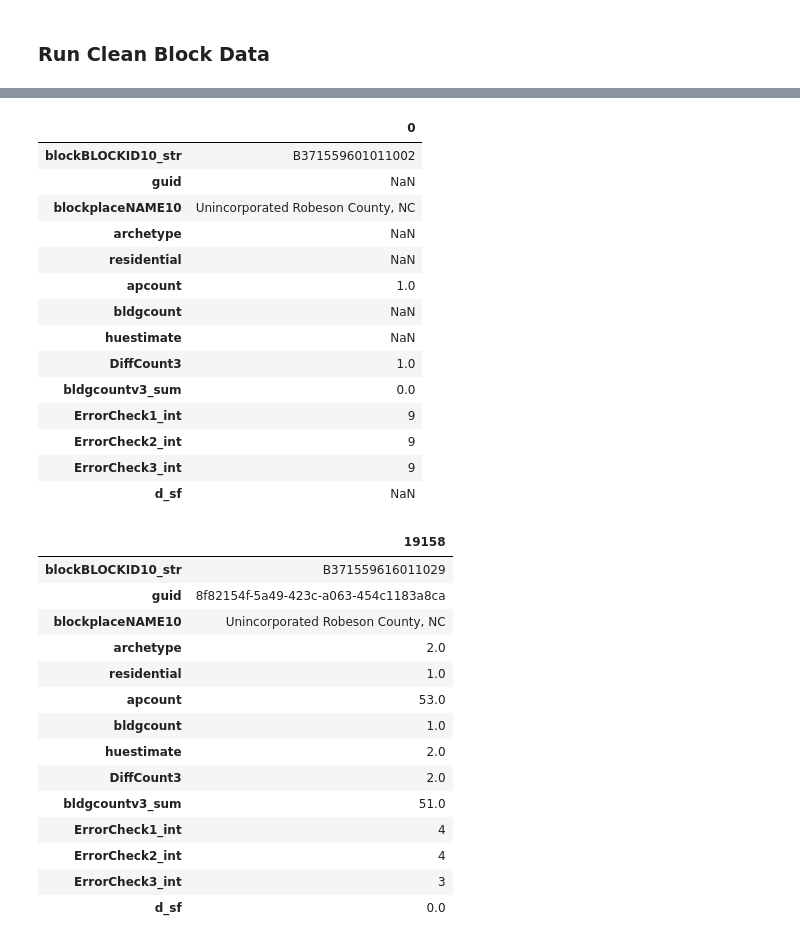
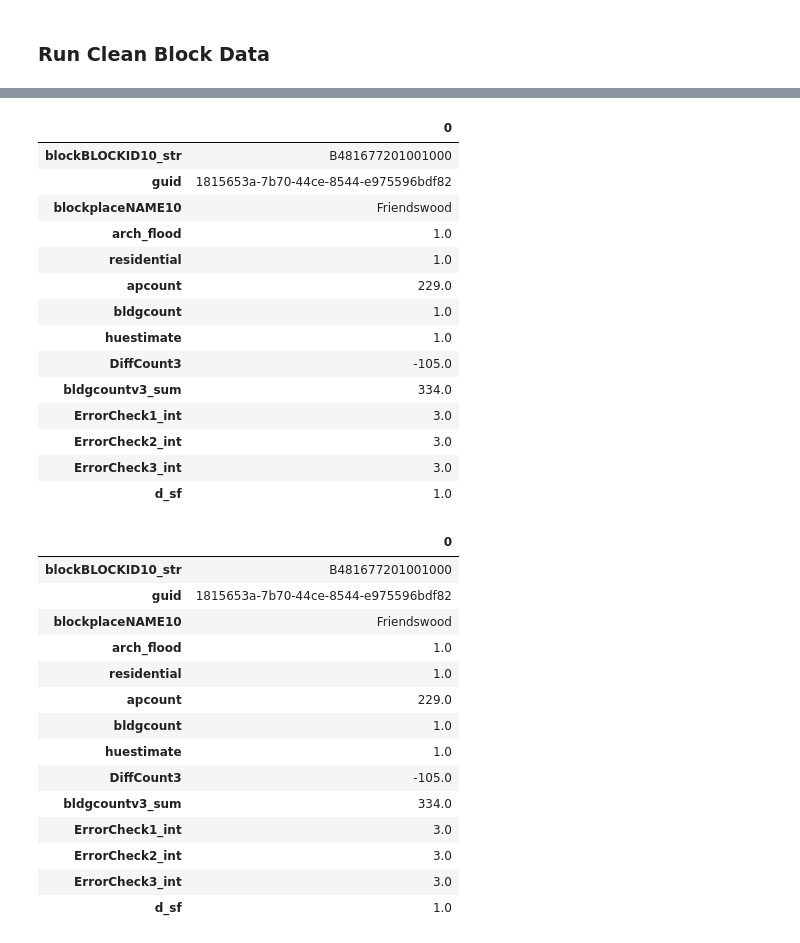
Before and after one commit to npr99/intersect-community-data, a Jupyter notebook: ncoda_07bv1_addresspoint_workflow.ipynb, the cells around one changed output, grey strips where cells are left out. Cells and saved outputs as stored; diff of their text form; code cells hidden in the pictures.

Commit message:
work on address point inventory workflow

```diff
--- a/ncoda_07bv1_addresspoint_workflow.ipynb
+++ b/ncoda_07bv1_addresspoint_workflow.ipynb
@@ -105,8 +105,7 @@ data_service = DataService(client)
 ### Read in Building Inventory
 # %%
 # Building inventory
-# bldg_inv_id = "62ab7dcbf328861e25ffea9e" # New building inventory
-bldg_inv_id = "6036c2a9e379f22e1658d451" # Old building inventory
+bldg_inv_id = "63053ddaf5438e1f8c517fed" # Updated Galveston Inventory
 # load building inventory
 bldg_inv = Dataset.from_data_service(bldg_inv_id, data_service)
 filename = bldg_inv.get_file_path('shp')
@@ -131,7 +196,7 @@ bldg_inv_gdf[['guid','strctid']].astype(str).describe().T
 ### Read in Housing Unit Inventory
 # %%
 # Housing Unit inventory
-housing_unit_inv_id = "6262ef3204ce841cbeb30993"
+housing_unit_inv_id = "626322a7e74a5c2dfb3a72b0"
 # load housing unit inventory as pandas dataframe
 housing_unit_inv = Dataset.from_data_service(housing_unit_inv_id, data_service)
 filename = housing_unit_inv.get_file_path('csv')
@@ -200,6 +275,12 @@ communities = {'Lumberton_NC' : {
                     'years' : ['2010'],
                     'counties' : {
                         1 : {'FIPS Code' : '37155', 'Name' : 'Robeson County, NC'}}}}
+communities = {'Galveston_TX' : {
+                    'community_name' : 'Galveston, TX',
+                    'STATE' : 'TEXAS',
+                    'years' : ['2010'],
+                    'counties' : {
+                        1 : {'FIPS Code' : '48167', 'Name' : 'Galveston County, TX'}}}}
 # %%
 version = '2.0.0'
 version_text = 'v2-0-0'
@@ -289,7 +370,7 @@ for community in communities.keys():
                             bldg_blockid = 'blockBLOCKID10_str',
                             bldg_uniqueid = 'guid',
                             placename_var = 'blockplaceNAME10',
-                            archetype_var = 'archetype',
+                            archetype_var = 'arch_flood',
                             residential_archetypes = residential_archetypes,
                             building_area_var = 'sq_foot',
                             building_area_cutoff = 300,
@@ -330,7 +411,7 @@ for community in communities.keys():
             ## important for areas without buildings
 
             #Save results for community name
-            output_filename = f'addpt_{version_text}_{community}_{basevintage}_{year}'
+            output_filename = f'huest_{version_text}_{community}_{basevintage}_{year}_{bldg_inv_id}'
             csv_filepath = outputfolders['top']+"/"+output_filename+'.csv'
             savefile = sys.path[0]+"/"+csv_filepath
             huesimate_df.to_csv(savefile, index=False)
@@ -360,36 +441,36 @@ Identified 2155 block polygons to spatially join.
 huesimate_df.head(1).T
 # %% [output]
 |  | 0 |
-| blockBLOCKID10_str | B371559601011002 |
-| guid | NaN |
-| blockplaceNAME10 | Unincorporated Robeson County, NC |
-| archetype | NaN |
-| residential | NaN |
-| apcount | 1.0 |
-| bldgcount | NaN |
-| huestimate | NaN |
-| DiffCount3 | 1.0 |
-| bldgcountv3_sum | 0.0 |
-| ErrorCheck1_int | 9 |
-| ErrorCheck2_int | 9 |
-| ErrorCheck3_int | 9 |
-| d_sf | NaN |
+| blockBLOCKID10_str | B481677201001000 |
+| guid | 1815653a-7b70-44ce-8544-e975596bdf82 |
+| blockplaceNAME10 | Friendswood |
+| arch_flood | 1.0 |
+| residential | 1.0 |
+| apcount | 229.0 |
+| bldgcount | 1.0 |
+| huestimate | 1.0 |
+| DiffCount3 | -105.0 |
+| bldgcountv3_sum | 334.0 |
+| ErrorCheck1_int | 3.0 |
+| ErrorCheck2_int | 3.0 |
+| ErrorCheck3_int | 3.0 |
+| d_sf | 1.0 |
 # %%
-# look for observations with blockid = B371559616011029
-huesimate_df[huesimate_df['blockBLOCKID10_str'] == 'B371559616011029'].head(1).T
+# look for observations with blockid = B481677201001000
+huesimate_df[huesimate_df['blockBLOCKID10_str'] == 'B481677201001000'].head(1).T
 # %% [output]
-|  | 19158 |
-| blockBLOCKID10_str | B371559616011029 |
-| guid | 8f82154f-5a49-423c-a063-454c1183a8ca |
-| blockplaceNAME10 | Unincorporated Robeson County, NC |
-| archetype | 2.0 |
+|  | 0 |
+| blockBLOCKID10_str | B481677201001000 |
+| guid | 1815653a-7b70-44ce-8544-e975596bdf82 |
+| blockplaceNAME10 | Friendswood |
+| arch_flood | 1.0 |
 | residential | 1.0 |
-| apcount | 53.0 |
+| apcount | 229.0 |
 | bldgcount | 1.0 |
-| huestimate | 2.0 |
-| DiffCount3 | 2.0 |
-| bldgcountv3_sum | 51.0 |
-| ErrorCheck1_int | 4 |
-| ErrorCheck2_int | 4 |
-| ErrorCheck3_int | 3 |
-| d_sf | 0.0 |
+| huestimate | 1.0 |
+| DiffCount3 | -105.0 |
+| bldgcountv3_sum | 334.0 |
+| ErrorCheck1_int | 3.0 |
+| ErrorCheck2_int | 3.0 |
+| ErrorCheck3_int | 3.0 |
+| d_sf | 1.0 |
```
Also changed, not shown: parts of 103 cells of this notebook, 3 other files.
